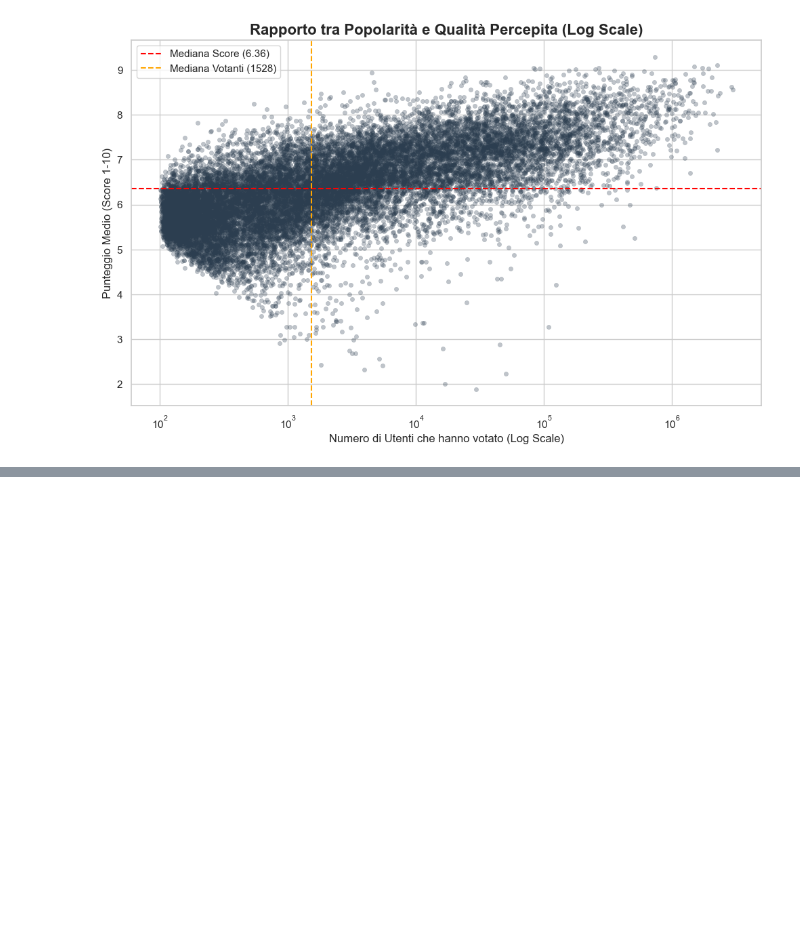
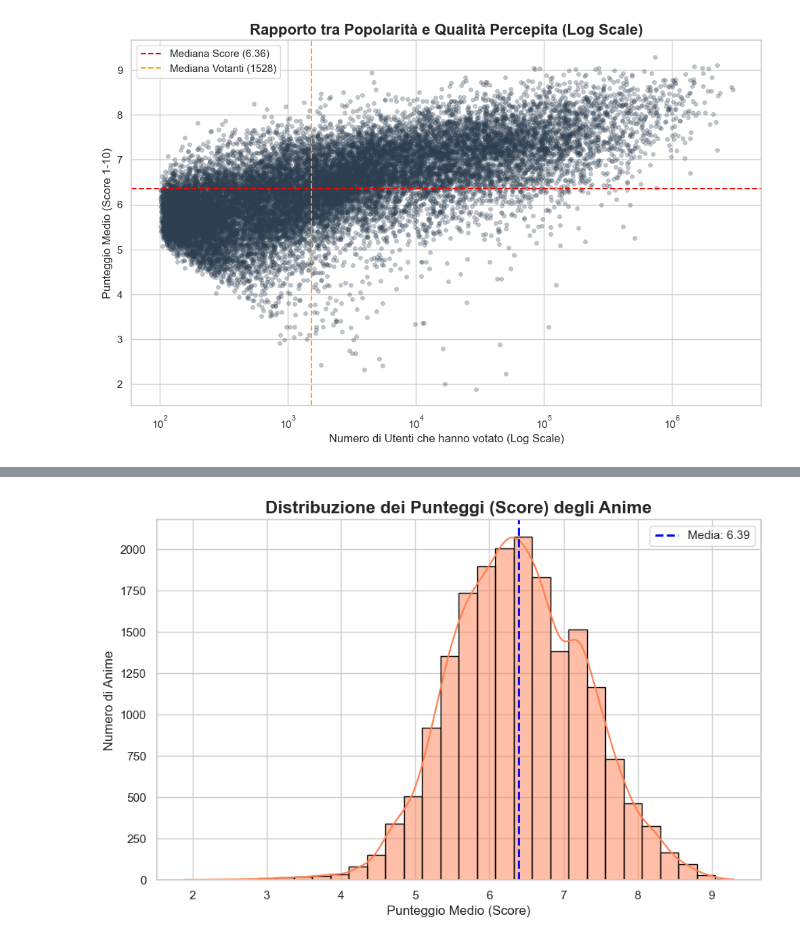
Before and after one commit to elisqose/HCI-Anime-25-26-Tilloca-Qose, a Jupyter notebook: analisi_fan.ipynb, the cells around one changed output, grey strips where cells are left out. Saved outputs shown, nothing was run; the diff lists cells and outputs as text; code cells hidden in the pictures; blank space fills up the shorter version.

Commit message:
Aggiunto grafico distribuzione punteggi

```diff
--- a/analisi_fan.ipynb
+++ b/analisi_fan.ipynb
@@ -114,0 +121,22 @@ plt.show()
+# %%
+# Creiamo una figura con una dimensione adeguata
+plt.figure(figsize=(10, 6))
+
+# Rimuoviamo i valori nulli solo per questa visualizzazione (gli anime senza voto non fanno media)
+voti_validi = df_details[df_details['score'].notnull()]['score']
+
+# Plot della distribuzione
+sns.histplot(voti_validi, bins=30, kde=True, color='#FF7F50', edgecolor='black')
+
+plt.title('Distribuzione dei Punteggi (Score) degli Anime', fontsize=16, fontweight='bold')
+plt.xlabel('Punteggio Medio (Score)', fontsize=12)
+plt.ylabel('Numero di Anime', fontsize=12)
+
+# Aggiungiamo una linea per la media per facilitare la lettura
+media_score = voti_validi.mean()
+plt.axvline(media_score, color='blue', linestyle='dashed', linewidth=2, label=f'Media: {media_score:.2f}')
+plt.legend()
+
+plt.show()
+# %% [output]
+[figure, added]
```
Also changed, not shown: parts of 1 cell of this notebook.
